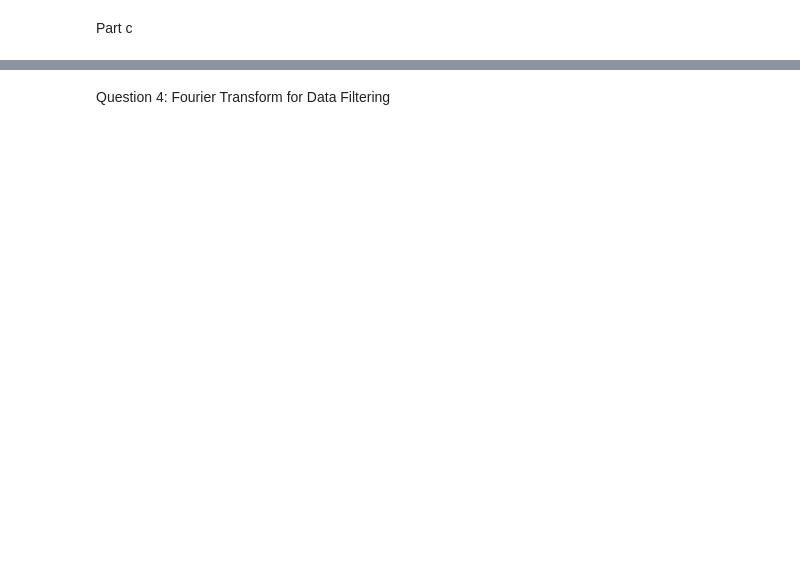
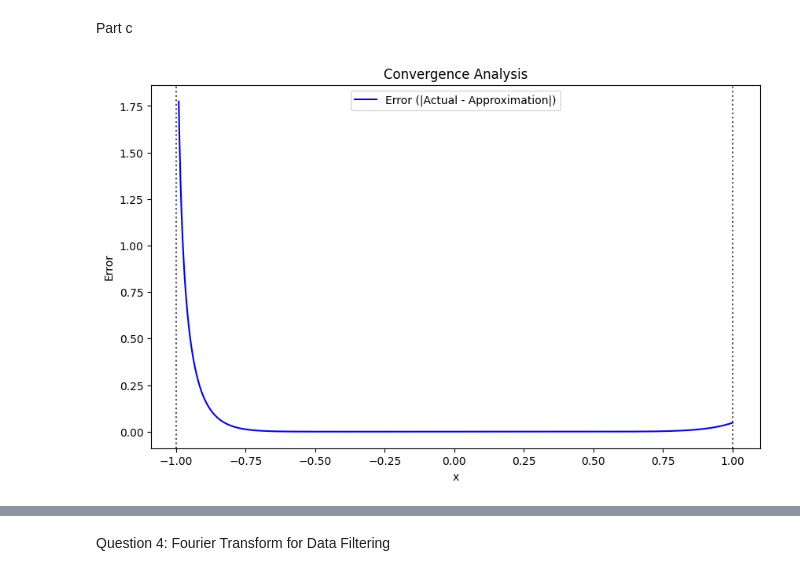
Before and after one commit to Chanidu-Edirisinghe/MathsCW, a Jupyter notebook: CW.ipynb, the cells around one changed output, grey strips where cells are left out. Saved outputs shown, nothing was run; the diff lists cells and outputs as text; code cells hidden in the pictures; blank space fills up the shorter version.

```diff
--- a/CW.ipynb
+++ b/CW.ipynb
@@ -162,0 +163,17 @@ Part c
+# %%
+# absolute error
+error = np.abs(y_true - y_approxs)
+
+# Plot the error
+plt.figure(figsize=(10, 6))
+plt.plot(x_vals, error, label="Error (|Actual - Approximation|)", color="blue")
+plt.axvline(1, color="black", linestyle=":", alpha=0.7)  # Vertical line at 1
+plt.axvline(-1, color="black", linestyle=":", alpha=0.7)  # Vertical line at -1
+plt.title("Convergence Analysis")
+plt.xlabel("x")
+plt.ylabel("Error")
+plt.legend()
+# plt.grid()
+plt.show()
+# %% [output]
+[figure, added]
```
Also changed, not shown: parts of 20 cells of this notebook, 2 other files.
